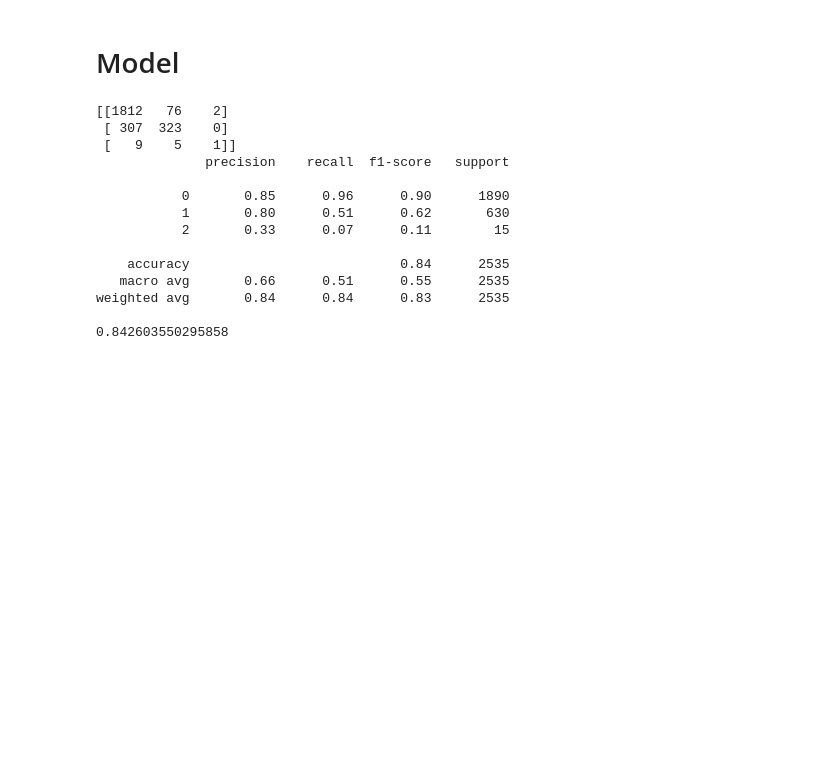
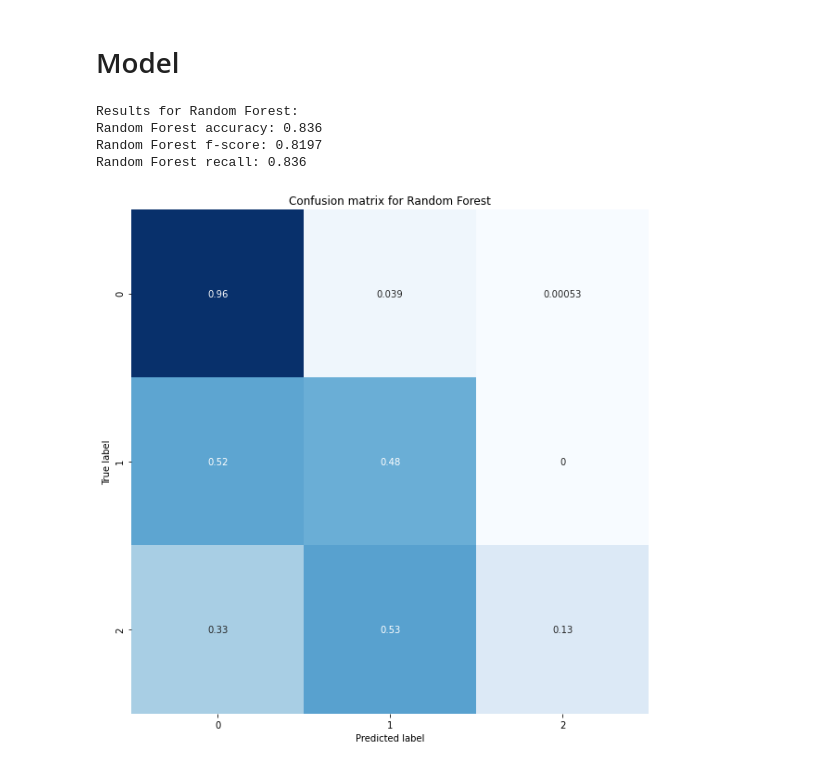
Before and after one commit to PatrykKotulak/Master-thesis, a Jupyter notebook: Hate_Speech_Detection.ipynb, the cells around one changed output. Drawn from its saved outputs; the diff is of its cells as text; code cells hidden in the pictures; blank space fills up the shorter version.

```diff
--- a/Hate_Speech_Detection.ipynb
+++ b/Hate_Speech_Detection.ipynb
@@ -53,20 +49,17 @@ y_pred = classifier.predict(X_val)
-# %%
-print(confusion_matrix(y_val,y_pred))
-print(classification_report(y_val,y_pred))
-print(accuracy_score(y_val, y_pred))
-# %% [output]
-[[1812   76    2]
- [ 307  323    0]
- [   9    5    1]]
-              precision    recall  f1-score   support
-
-           0       0.85      0.96      0.90      1890
-           1       0.80      0.51      0.62       630
-           2       0.33      0.07      0.11        15
-
-    accuracy                           0.84      2535
-   macro avg       0.66      0.51      0.55      2535
-weighted avg       0.84      0.84      0.83      2535
-
-0.842603550295858
+# %%
+rf = Modeling(RandomForestClassifier(n_estimators=1000, random_state=0),
+              X_train, X_val, y_train, y_val, result,
+              'Random Forest')
+rf.fit_predict()
+rf.print_results()
+result = rf.add_to_table()
+# %% [output]
+Results for Random Forest:
+Random Forest accuracy: 0.836
+Random Forest f-score: 0.8197
+Random Forest recall: 0.836
+# %%
+rf.plot_confusion_matrix_percent()
+# %% [output]
+[figure, added]
 # %%
```
Also changed, not shown: parts of 14 cells of this notebook, 7 other files.
